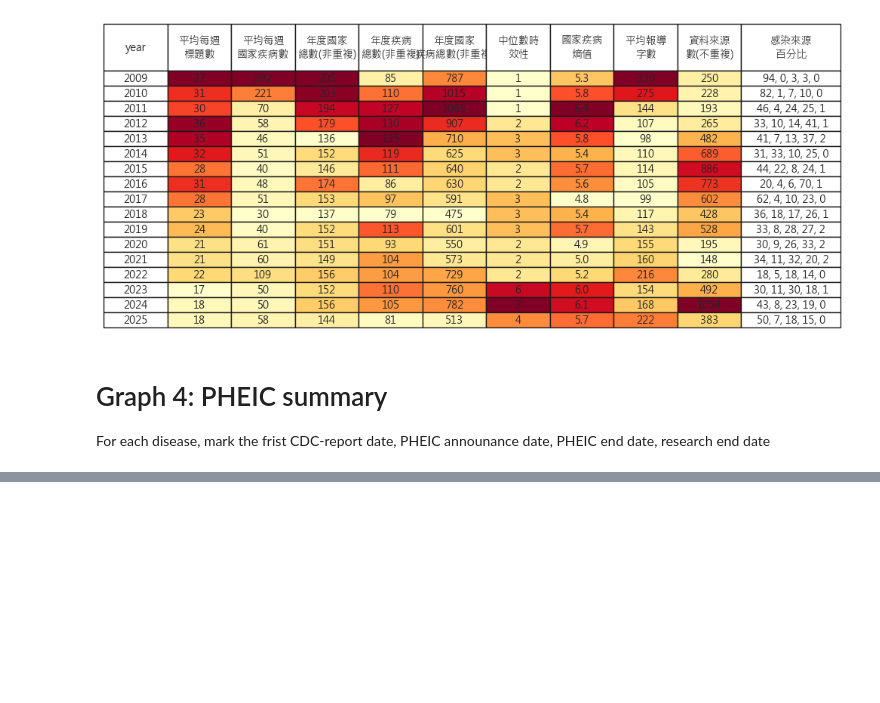
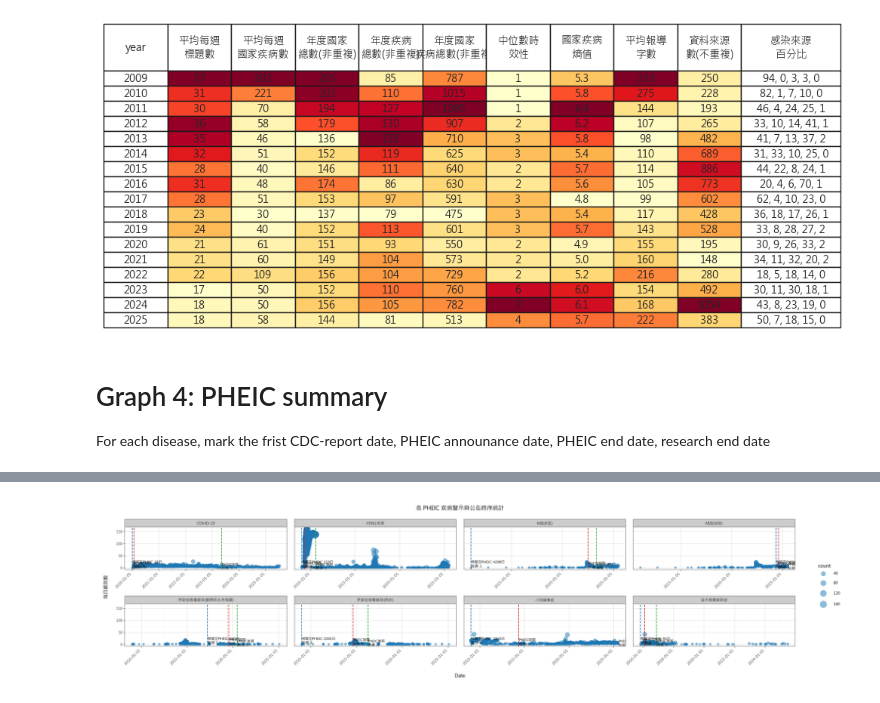
Before and after one commit to haokaitseng/cdc_eic_daily_news, a Jupyter notebook: main.ipynb, the cells around one changed output, grey strips where cells are left out. Drawn from its saved outputs; the diff is of its cells as text; code cells hidden in the pictures; blank space fills up the shorter version.

Commit message:
pheic plot

```diff
--- a/main.ipynb
+++ b/main.ipynb
@@ -2094,0 +2182,92 @@ print(df_PHEIC)
+# %%
+import pandas as pd
+from plotnine import *
+import numpy as np
+import matplotlib.pyplot as plt
+import matplotlib
+
+matplotlib.rcParams['font.sans-serif'] = ['Microsoft JhengHei']  # 微軟正黑體
+
+# 確保日期格式正確
+table_PHEIC_summary['date_PHEIC_start'] = pd.to_datetime(table_PHEIC_summary['date_PHEIC_start'])
+table_PHEIC_summary['date_PHEIC_end'] = pd.to_datetime(table_PHEIC_summary['date_PHEIC_end'])
+table_PHEIC_summary['date_CDC_initial_alert'] = pd.to_datetime(table_PHEIC_summary['date_CDC_initial_alert'])
+table_PHEIC_summary['date_study_end'] = pd.to_datetime(table_PHEIC_summary['date_study_end'])
+df_PHEIC['date'] = pd.to_datetime(df_PHEIC['date'])
+
+# 為 df_PHEIC 加上 PHEIC_name (左側對應)，便於 facet wrap 使用
+df_plot = df_PHEIC.merge(table_PHEIC_summary[['disease_name', 'PHEIC_name']], on='disease_name', how='left')
+
+# 計算每日個數（bubble plot 將用）
+df_plot_grouped = df_plot.groupby(['PHEIC_name', 'date']).size().reset_index(name='count')
+
+# 建立每筆觀測對應的註解資料集 (包含標註文字)
+annotation_rows = []
+for i, row in table_PHEIC_summary.iterrows():
+    start = row['date_PHEIC_start']
+    alert = row['date_CDC_initial_alert']
+    end = row['date_PHEIC_end']
+    study_end = row['date_study_end']
+    pname = row['PHEIC_name']
+
+    def safe_get(x):
+        return int(x) if pd.notnull(x) else 0
+
+    annotation_rows += [
+        {'PHEIC_name': pname, 'x': alert + pd.Timedelta(days=3), 'y': 30,
+         'label': f"預警至PHEIC: {safe_get(row['interval_days_alert_to_start'])}日\n每週: {safe_get(row['avg_weekly_obs_alert_to_start'])}"},
+        {'PHEIC_name': pname, 'x': start + pd.Timedelta(days=3), 'y': 25,
+         'label': f"PHEIC期間\n每週: {safe_get(row['avg_weekly_obs_start_to_end'])}"},
+        {'PHEIC_name': pname, 'x': (end if pd.notnull(end) else study_end) + pd.Timedelta(days=3), 'y': 20,
+         'label': f"PHEIC後期\n每週: {safe_get(row['avg_weekly_obs_end_to_study'])}"}
+    ]
+
+df_annotations = pd.DataFrame(annotation_rows)
+
+# 建立日期線的資料
+df_lines = pd.melt(table_PHEIC_summary,
+                   id_vars=['PHEIC_name'],
+                   value_vars=['date_CDC_initial_alert', 'date_PHEIC_start', 'date_PHEIC_end'],
+                   var_name='line_type', value_name='date')
+df_lines = df_lines.dropna(subset=['date'])
+
+# 顏色對應每種線型
+line_color_map = {
+    'date_CDC_initial_alert': '#1f77b4',  # blue
+    'date_PHEIC_start': '#d62728',        # red
+    'date_PHEIC_end': '#2ca02c'           # green
+}
+
+# 主要圖形繪製
+p = (
+    ggplot(df_plot_grouped, aes(x='date', y='count')) +
+    geom_point(aes(size='count'), alpha=0.5, color='#1f78b4') +
+    facet_wrap('~PHEIC_name', scales='free_x', nrow=2, ncol = 4) +
+
+    # 關鍵時間線
+    geom_vline(df_lines,
+               aes(xintercept='date', color='line_type'),
+               linetype='dashed', size=0.8, show_legend=False) +
+
+    # 標註文字
+    geom_text(df_annotations, aes(x='x', y='y', label='label'),
+              ha='left', va='top', size=8, color='black') +
+
+    # 顏色自定義
+    scale_color_manual(values=line_color_map) +
+    scale_size_continuous(range=[2, 8]) +
+
+    labs(title='各 PHEIC 疾病警示與公告時序統計',
+         x='Date', y='每日觀測數') +
+
+    theme_bw() +
+    theme(figure_size=(24, 6),
+          axis_text_x=element_text(rotation=45, hjust=1),
+          subplots_adjust={'wspace': 0.25},
+           text=element_text(family="Microsoft JhengHei"))
+)
+
+p.show()
+#p.save("plot/pheic_timeline_plot.png", dpi=300)
+# %% [output]
+[figure, added]
```
Also changed, not shown: parts of 4 cells of this notebook.
